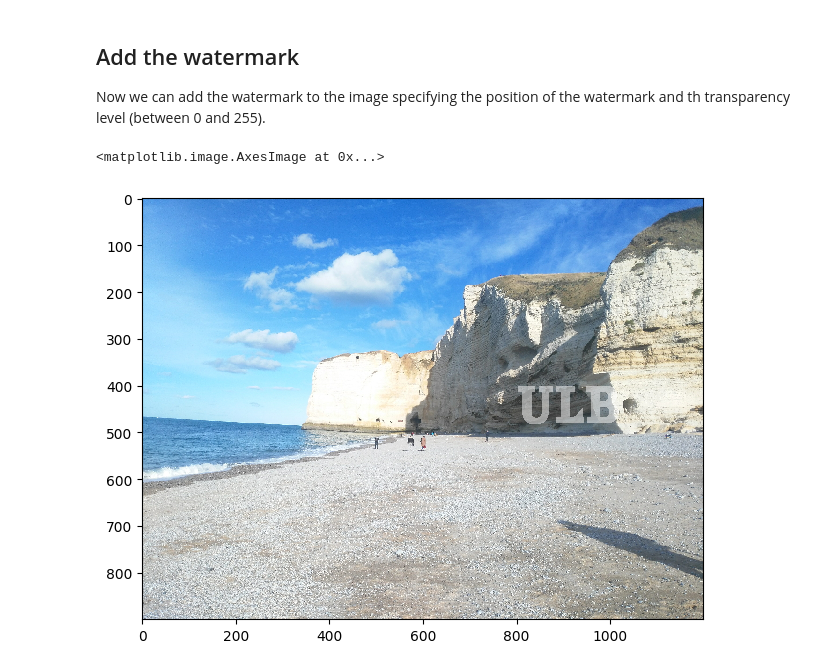
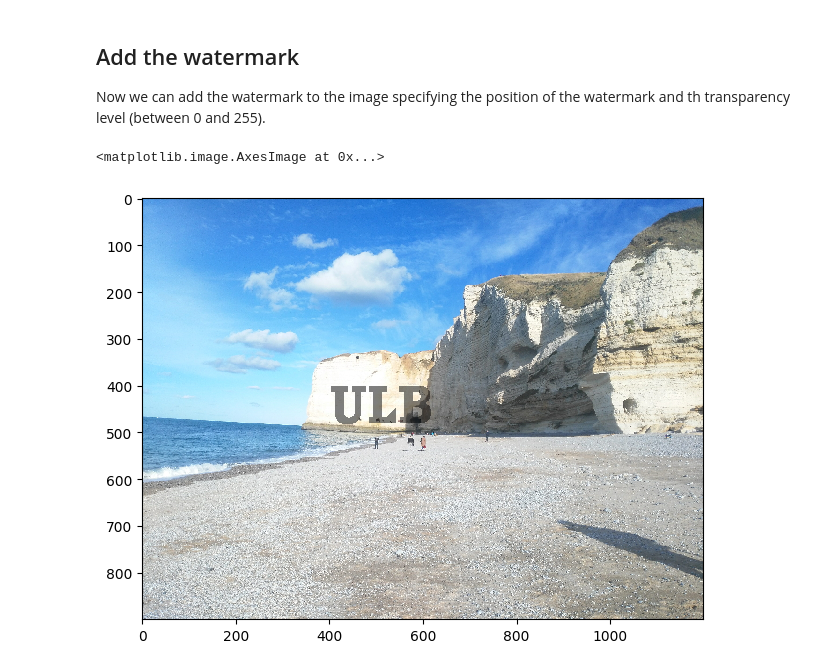
Before and after one commit to Exagor/info-h-500, a Jupyter notebook: docs/Projects/watermark_proj.ipynb, the cells around one changed output. Cells and saved outputs as stored; diff of their text form; code cells hidden in the pictures.

```diff
--- a/docs/Projects/watermark_proj.ipynb
+++ b/docs/Projects/watermark_proj.ipynb
@@ -117,32 +117,32 @@ def add_wm_alpha(im,wm,transparency=0.3):
     return im2
 
 def check_luminosity(im,wm,pos):
     colors = [0,0,0]
     for y in range(wm.shape[0]):
         for x in range(wm.shape[1]):
             colors += im[pos[0]+y,pos[1]+x]
     mean_color = colors/(wm.shape[0]*wm.shape[1])
     if mean_color[0] > 200 and mean_color[1] > 200 and mean_color[2] > 200:
         return True
     else:
         return False
 
 def add_wm(im,wm,pos,transparency=0.5):
     im2=im.copy()
     luminosity = check_luminosity(im,wm,pos)
     for y in range(wm.shape[0]):
         for x in range(wm.shape[1]):
             if (wm[y,x]==WHITE).all():
                 if luminosity:
                     wm[y,x]=BLACK
                 im2[pos[0]+y,pos[1]+x]=im2[pos[0]+y,pos[1]+x]*(1-transparency)+wm[y,x]*transparency #mix two pixels
     return im2
 #final_img = add_wm_alpha(alpha_img,wm_mask)
 # imshow(final_img)
 logo = get_logo(wm)
-position = [400,800]
+position = [400,400]
 final_img=add_wm(img,logo,position)
 imshow(final_img)
 # %% [output]
 <matplotlib.image.AxesImage at 0x...>
-[figure, old version]
+[figure, new version]
```
